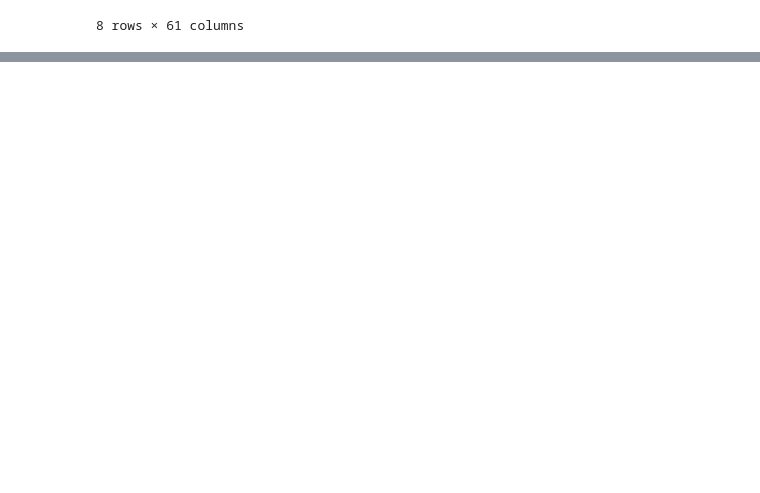
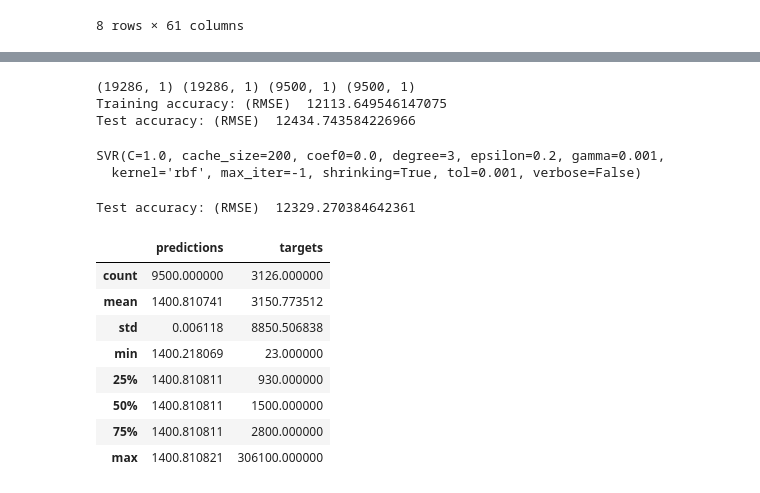
Before and after one commit to java-byte/Project-Machine-Learning, a Jupyter notebook: Sigmoid_test.ipynb, the cells around one changed output, grey strips where cells are left out. Cells and saved outputs as stored; diff of their text form; code cells hidden in the pictures; blank space fills up the shorter version.

```diff
--- a/Sigmoid_test.ipynb
+++ b/Sigmoid_test.ipynb
@@ -46,0 +164,2 @@ x_train.head()
+# %%
+x_train.drop(x_train.columns[25:33],axis=1,inplace=True)
@@ -94,9 +211,0 @@ y_train.shape,y_test.shape
-# %%
-# Random Forest
-
-regr = RandomForestRegressor(max_depth=2, random_state=0,n_estimators=100)
-regr.fit(X_train,y_train)
-prediction_train = np.array(regr.predict(X_train)).reshape(-1,1)
-prediction_test = np.array(regr.predict(X_test)).reshape(-1,1)
-print("Training accuracy: ",mean_absolute_percentage_error(prediction_train,y_train))
-print("Test accuracy: ",mean_absolute_percentage_error(prediction_test,y_test))
@@ -106,11 +226,12 @@ Test accuracy:  144.87643578394193
 # %%
-## Mean square error
-prediction_train = np.array(regr.predict(X_train)).reshape(1,-1)
-prediction_test = np.array(regr.predict(X_test)).reshape(1,-1)
+## Root Mean square error
 
-y_train = np.array(y_train).reshape(1,-1)
-y_test = np.array(y_test).reshape(1,-1)
+prediction_train_linear = np.array(regr_linear.predict(X_train_linear),dtype=np.int64).reshape(1,-1)
+prediction_test_linear = np.array(regr_linear.predict(X_test_linear),dtype=np.int64).reshape(1,-1)
 
-print("Training accuracy: ",mean_squared_error(prediction_train,y_train))
-print("Test accuracy: ",mean_squared_error(prediction_test,y_test))
+y_train_linear = np.array(y_train_linear).reshape(1,-1)
+y_test_linear = np.array(y_test_linear).reshape(1,-1)
+
+print("Training accuracy: (RMSE) ",np.sqrt(mean_squared_error(prediction_train_linear,y_train_linear)))
+print("Test accuracy: (RMSE) ",np.sqrt(mean_squared_error(prediction_test_linear,y_test_linear)))
 # %% [output]
@@ -118,0 +264,15 @@ Test accuracy:  32894031.027429573
+# %%
+prediction_train_rf = np.array(regr.predict(X_train_rf),dtype=np.int64).reshape(-1,1)
+prediction_test_rf = np.array(regr.predict(X_test_rf),dtype=np.int64).reshape(-1,1)
+
+y_train_rf = np.array(y_train_rf).reshape(-1,1)
+y_test_rf = np.array(y_test_rf).reshape(-1,1)
+
+print(prediction_train_rf.shape,y_train_rf.shape,prediction_test_rf.shape,y_test_rf.shape)
+
+print("Training accuracy: (RMSE) ",np.sqrt(mean_squared_error(prediction_train_rf,y_train_rf)))
+print("Test accuracy: (RMSE) ",np.sqrt(mean_squared_error(prediction_test_rf,y_test_rf)))
+# %% [output]
+(19286, 1) (19286, 1) (9500, 1) (9500, 1)
+Training accuracy: (RMSE)  12113.649546147075
+Test accuracy: (RMSE)  12434.743584226966
@@ -118,0 +281,15 @@ Test accuracy:  32894031.027429573
+# %%
+## Support Vector Machine
+
+from sklearn.svm import SVR
+
+X_train_sv = X_train
+y_train_sv = y_train
+X_test_sv = X_test
+y_test_sv = y_test
+
+clf_sv = SVR(gamma=0.001, C=1.0, epsilon=0.2)
+clf_sv.fit(X_train_sv,y_train_sv)
+# %% [output]
+SVR(C=1.0, cache_size=200, coef0=0.0, degree=3, epsilon=0.2, gamma=0.001,
+  kernel='rbf', max_iter=-1, shrinking=True, tol=0.001, verbose=False)
@@ -118,0 +298,20 @@ Test accuracy:  32894031.027429573
+# %%
+print("Test accuracy: (RMSE) ",np.sqrt(mean_squared_error(predicted_test_sv,y_test_sv)))
+# %% [output]
+Test accuracy: (RMSE)  12329.270384642361
+# %%
+## Comparing test results with ground truth
+calibration_data = pd.DataFrame()
+calibration_data["predictions"] = pd.Series(clf_sv.predict(X_test))
+calibration_data["targets"] = pd.Series(y_test)
+calibration_data.describe()
+# %% [output]
+|  | predictions | targets |
+| count | 9500.000000 | 3126.000000 |
+| mean | 1400.810741 | 3150.773512 |
+| std | 0.006118 | 8850.506838 |
+| min | 1400.218069 | 23.000000 |
+| 25% | 1400.810811 | 930.000000 |
+| 50% | 1400.810811 | 1500.000000 |
+| 75% | 1400.810811 | 2800.000000 |
+| max | 1400.810821 | 306100.000000 |
```
Also changed, not shown: parts of 29 cells of this notebook.
